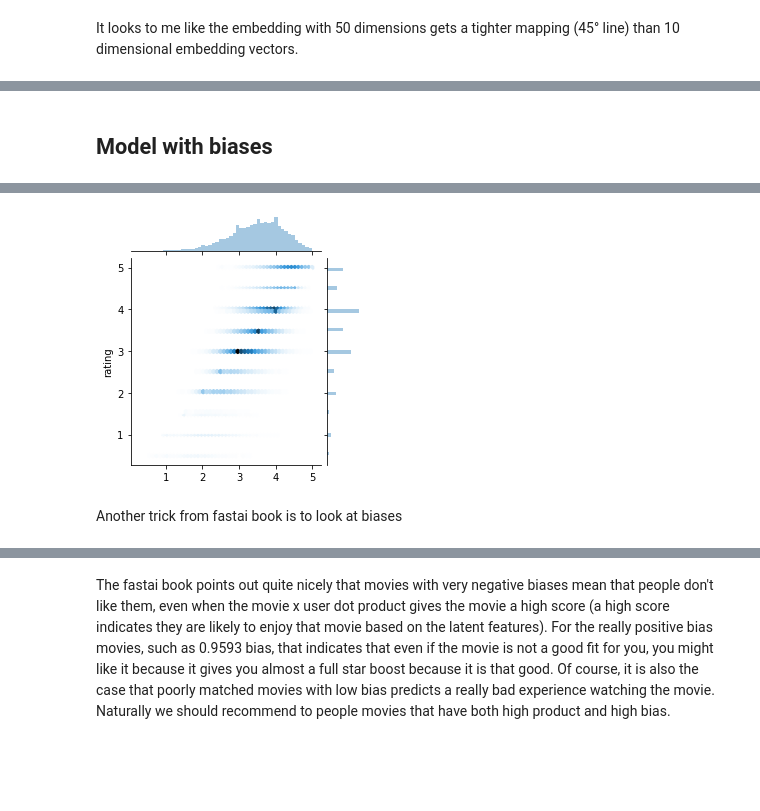
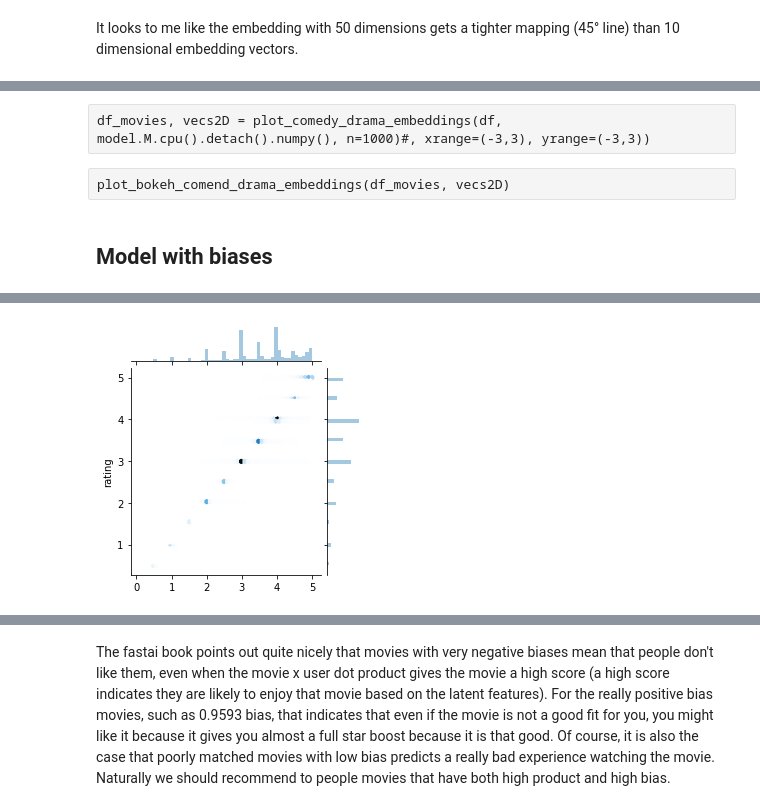
Before and after one commit to parrt/playdl, a Jupyter notebook: notebooks/collaborative-filtering-pytorch-optimizers.ipynb, the cells around one changed output, grey strips where cells are left out. Saved outputs shown, nothing was run; the diff lists cells and outputs as text; code cells hidden in the pictures; blank space fills up the shorter version.

```diff
--- a/notebooks/collaborative-filtering-pytorch-optimizers.ipynb
+++ b/notebooks/collaborative-filtering-pytorch-optimizers.ipynb
@@ -187,7 +160,7 @@ class CollabFilter(nn.Module):
         r_output = torch.sigmoid(r_output) * 5  # limit to 0..5
         return r_output
 # %%
-def train(df, epochs=350, nfactors=10, use_bias=False, print_every=30):
+def train(df, epochs=350, learning_rate = 0.002, nfactors=10, use_bias=False, print_every=30, loss_fn=torch.nn.MSELoss()):
     data = torch.tensor( df[['userId','movieId','rating']].values )
     X_train, X_valid, y_train, y_valid = train_test_split(data, 0.20)
     print(f"{len(X_train)} training and {len(X_valid)} test records")
@@ -196,9 +169,7 @@ def train(df, epochs=350, nfactors=10, use_bias=False, print_every=30):
         model = CollabFilterWithBias(nusers, nmovies, nfactors=nfactors)
     else:
         model = CollabFilter(nusers, nmovies, nfactors=nfactors)
-    loss_fn = torch.nn.MSELoss()
 
-    learning_rate = 0.002
     optimizer = torch.optim.Adam(model.parameters(), lr=learning_rate, weight_decay=0.00000002) # model.parameters is just [U,M]
 
     history = []
@@ -357,3 +321,7 @@ plot_bokeh_comend_drama_embeddings(df_movies, vecs2D)
+# %% [raw]
+df_movies, vecs2D = plot_comedy_drama_embeddings(df, model.M.cpu().detach().numpy(), n=1000)#, xrange=(-3,3), yrange=(-3,3))
+# %% [raw]
+plot_bokeh_comend_drama_embeddings(df_movies, vecs2D)
 # %% [markdown]
 ## Model with biases
 # %%
@@ -385,7 +356,7 @@ class CollabFilterWithBias(nn.Module):
         r_output = torch.sigmoid(r_output) * 5  # limit to 0..5
         return r_output
 # %%
-model, history = train(df, epochs=400, nfactors=50, use_bias=True, print_every=50)
+model, history = train(df, epochs=400, learning_rate = 0.01, nfactors=50, use_bias=True, print_every=50)
 g = seaborn.jointplot(model(data).detach().cpu(), df['rating'], kind='hex', height=4)
 plt.show()
 # %% [output]
@@ -402,3 +373 @@ Epoch 350 L2 MSE loss 0.462, 0.779   MAE 0.506, 0.675
-[figure, old version]
+[figure, new version]
-# %% [markdown]
-Another trick from fastai book is to look at biases
```
Also changed, not shown: parts of 37 cells of this notebook.
